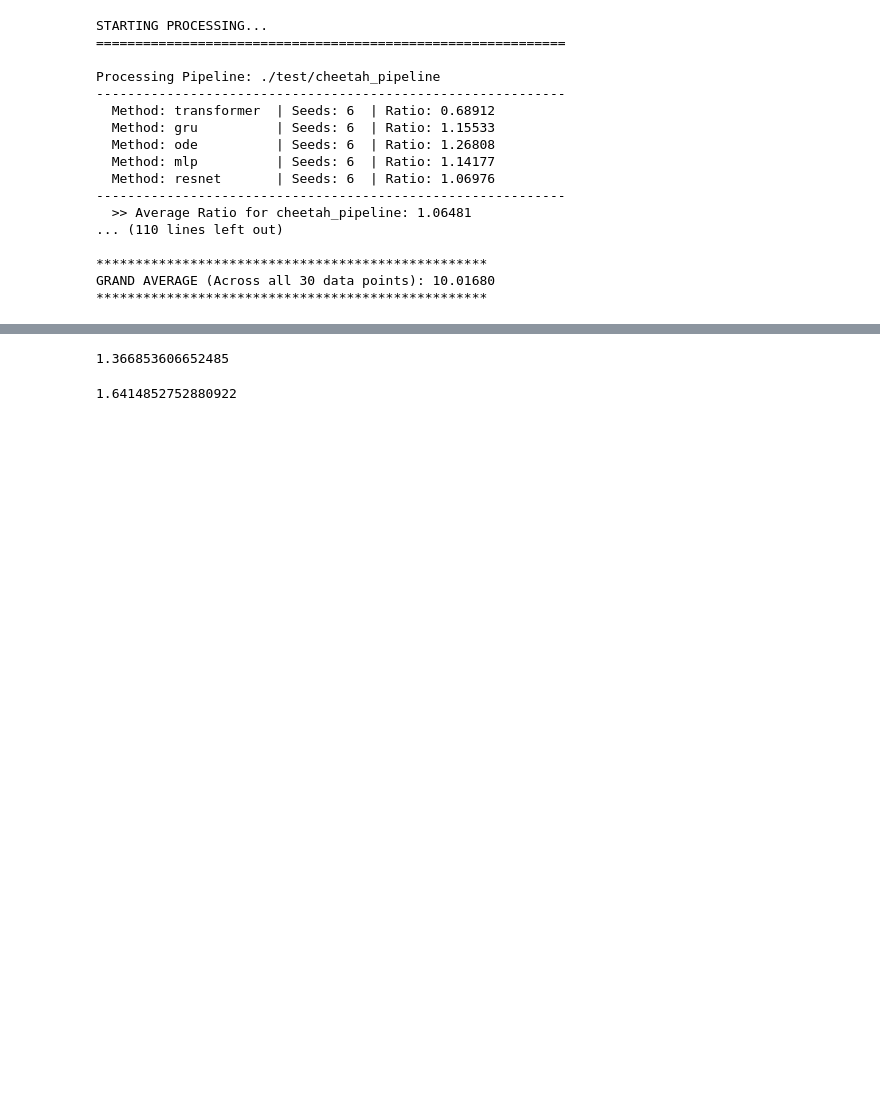
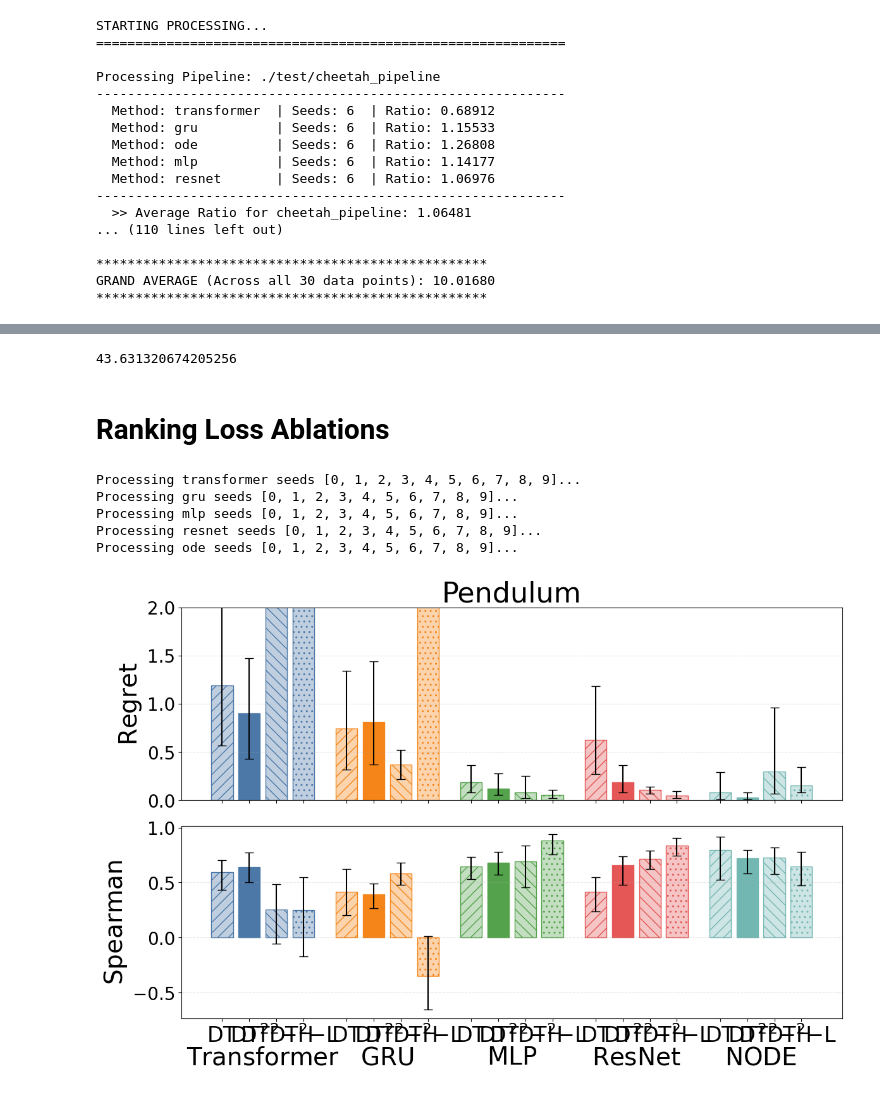
Before and after one commit to harrya32/DT2, a Jupyter notebook: results/results.ipynb, the cells around one changed output, grey strips where cells are left out. Drawn from its saved outputs; the diff is of its cells as text; code cells hidden in the pictures; blank space fills up the shorter version.

Commit message:
plotting ranking loss ablations

```diff
--- a/results/results.ipynb
+++ b/results/results.ipynb
@@ -3657,16 +2072,18 @@ PIPELINES = [
     './test/walker_pipeline',
     './test/hopper_pipeline',
     './test/pendulum_pipeline',
-    './nll/lunarlander_pipeline',
+    './test/lunarlander_pipeline',
     './test/ant_pipeline'
 ]
 
 ARCHITECTURES = ['transformer', 'gru', 'ode', 'mlp', 'resnet']
 
-# Only these two metrics
+# All four metrics
 METRIC_PATHS = {
     "supervised": ["dynamics", "supervised"],
-    "kendall":    ["dynamics", "ranking_new", "kendall"]
+    "kendall":    ["dynamics", "ranking_new", "kendall"],
+    "hinge":      ["dynamics", "ranking_new", "hinge"],
+    "listnet":    ["dynamics", "ranking_new", "listnet"]
 }
 
 GT_KEY = ["env_mc"]
@@ -3676,7 +2093,9 @@ GT_KEY = ["env_mc"]
 # ==========================================
 grand_stats = {
     "supervised": {"regrets": [], "correlations": []},
-    "kendall":    {"regrets": [], "correlations": []}
+    "kendall":    {"regrets": [], "correlations": []},
+    "hinge":      {"regrets": [], "correlations": []},
+    "listnet":    {"regrets": [], "correlations": []}
 }
 
 # ==========================================
@@ -3743,7 +2162,7 @@ def calculate_metrics_for_file(file_path):
 # ==========================================
 # MAIN EXECUTION
 # ==========================================
-header = f"{'PIPELINE':<25} | {'ARCH':<12} | {'SUP REG':<9} | {'SUP CORR':<9} | {'KEN REG':<9} | {'KEN CORR':<9} | {'N'}"
+header = f"{'PIPELINE':<25} | {'ARCH':<12} | {'SUP REG':<9} | {'SUP CORR':<9} | {'KEN REG':<9} | {'KEN CORR':<9} | {'HNG REG':<9} | {'HNG CORR':<9} | {'LST REG':<9} | {'LST CORR':<9} | {'N'}"
 print(header)
 print("-" * len(header))
 
@@ -3756,7 +2175,7 @@ for pipeline in PIPELINES:
     if 'pendulum' in pipeline_name or 'lunarlander' in pipeline_name:
         current_seeds = list(range(0, 11)) # 0 to 10 inclusive
     elif 'ant' in pipeline_name:
-        current_seeds = list(range(5, 8))
+        current_seeds = list(range(0, 5))
     else:
         current_seeds = list(range(0, 21)) # 0 to 20 inclusive
 
@@ -3766,8 +2185,8 @@ for pipeline in PIPELINES:
         if not os.path.exists(folder_path):
             continue
 
-        local_regrets = {"supervised": [], "kendall": []}
-        local_corrs   = {"supervised": [], "kendall": []}
+        local_regrets = {"supervised": [], "kendall": [], "hinge": [], "listnet": []}
+        local_corrs   = {"supervised": [], "kendall": [], "hinge": [], "listnet": []}
         valid_seeds_count = 0
 
         for seed in current_seeds:
@@ -3793,8 +2212,12 @@ for pipeline in PIPELINES:
             s_cor = np.nanmean(local_corrs["supervised"])
             k_reg = np.nanmean(local_regrets["kendall"])
             k_cor = np.nanmean(local_corrs["kendall"])
+            h_reg = np.nanmean(local_regrets["hinge"])
+            h_cor = np.nanmean(local_corrs["hinge"])
+            l_reg = np.nanmean(local_regrets["listnet"])
+            l_cor = np.nanmean(local_corrs["listnet"])
 
-            print(f"{pipeline_name:<25} | {arch:<12} | {s_reg:<9.4f} | {s_cor:<9.4f} | {k_reg:<9.4f} | {k_cor:<9.4f} | {valid_seeds_count}")
+            print(f"{pipeline_name:<25} | {arch:<12} | {s_reg:<9.4f} | {s_cor:<9.4f} | {k_reg:<9.4f} | {k_cor:<9.4f} | {h_reg:<9.4f} | {h_cor:<9.4f} | {l_reg:<9.4f} | {l_cor:<9.4f} | {valid_seeds_count}")
 
 # ==========================================
 # GRAND AVERAGE REPORT
@@ -3803,7 +2226,7 @@ print("\n" + "=" * 50)
 print("GRAND AVERAGES (Across all pipelines & seeds)")
 print("=" * 50)
 
-for m in ["supervised", "kendall"]:
+for m in ["supervised", "kendall", "hinge", "listnet"]:
     all_regs = grand_stats[m]["regrets"]
     all_corrs = grand_stats[m]["correlations"]
 
@@ -3817,4 +2240,5 @@ for m in ["supervised", "kendall"]:
         print(f"  > Avg Correlation: {avg_corr:.4f}")
         print(f"  > Total Data Pts:  {count}")
         print("-" * 30)
+        print("-" * 30)
 # %% [output]
@@ -3842,8 +2266,6 @@ walker_pipeline           | resnet       | 0.5468    | 0.8286    | 0.2482    | 0
-# %%
-0.7068 / 0.5171
-# %% [output]
-1.366853606652485
-# %%
-0.5128 / 0.3124
-# %% [output]
-1.6414852752880922
+# %%
+(0.6732 - 0.4687)/ 0.4687 * 100
+# %% [output]
+43.631320674205256
+# %% [markdown]
+# Ranking Loss Ablations
@@ -3849,0 +2592,9 @@ walker_pipeline           | resnet       | 0.5468    | 0.8286    | 0.2482    | 0
+# %%
+plot_benchmarks_all(pipeline = 'pendulum_pipeline', seeds = list(range(0,10)), ylim = 2, save = False, show_x_labels=True)
+# %% [output]
+Processing transformer seeds [0, 1, 2, 3, 4, 5, 6, 7, 8, 9]...
+Processing gru seeds [0, 1, 2, 3, 4, 5, 6, 7, 8, 9]...
+Processing mlp seeds [0, 1, 2, 3, 4, 5, 6, 7, 8, 9]...
+Processing resnet seeds [0, 1, 2, 3, 4, 5, 6, 7, 8, 9]...
+Processing ode seeds [0, 1, 2, 3, 4, 5, 6, 7, 8, 9]...
+[figure, added]
```
Also changed, not shown: parts of 15 cells of this notebook, 18 other files.
